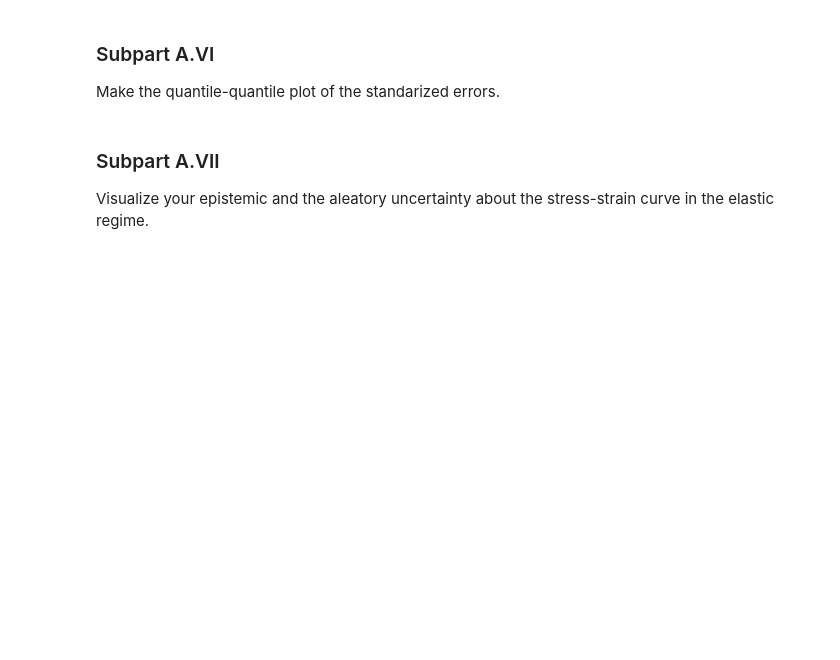
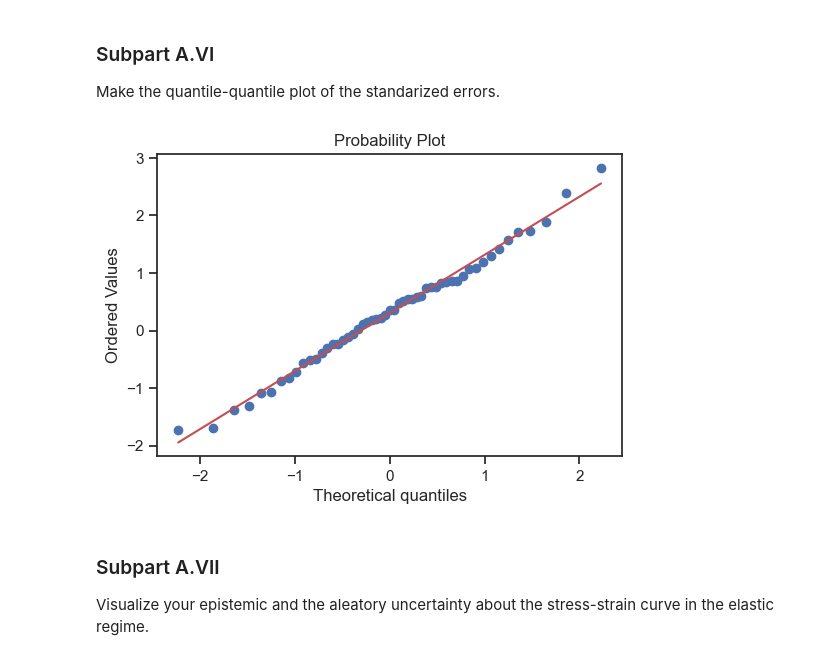
Before and after one commit to flavio-nardi/data-analytics-se, a Jupyter notebook: lecturebook/homework/homework-04.ipynb, the cells around one changed output. Saved outputs shown, nothing was run; the diff lists cells and outputs as text; code cells hidden in the pictures; blank space fills up the shorter version.

```diff
--- a/lecturebook/homework/homework-04.ipynb
+++ b/lecturebook/homework/homework-04.ipynb
@@ -291,3 +304,8 @@ Make the quantile-quantile plot of the standarized errors.
+# %%
+fig, ax = plt.subplots()
+st.probplot(std_error, dist=st.norm, plot=ax);
+# %% [output]
+[figure, added]
 # %% [markdown]
 ### Subpart A.VII
 Visualize your epistemic and the aleatory uncertainty about the stress-strain curve in the elastic regime.
```
Also changed, not shown: parts of 25 cells of this notebook.
